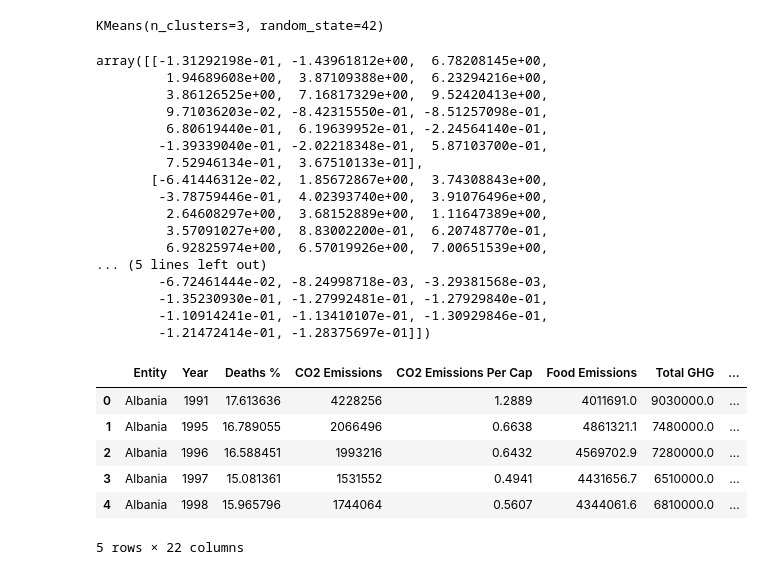
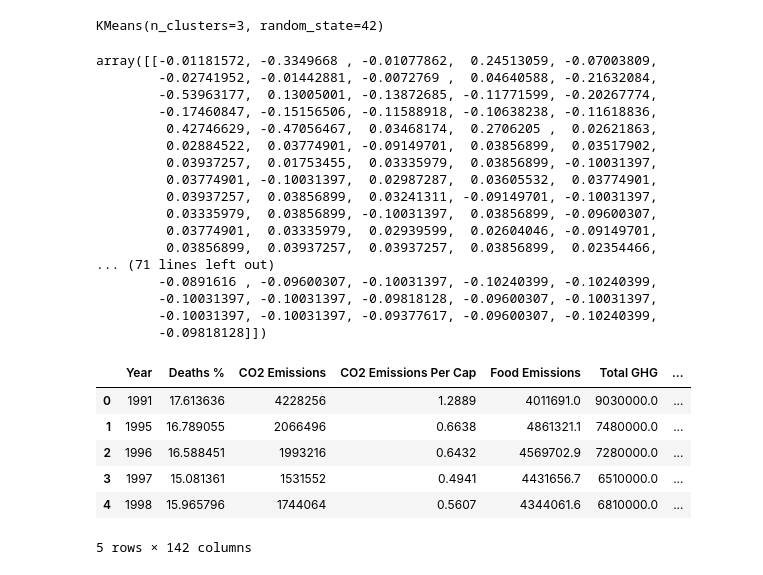
Before and after one commit to janmanjan/climate_change_global_analysis, a Jupyter notebook: code/sz/sz_notebook.ipynb, the cells around one changed output. Cells and saved outputs as stored; diff of their text form; code cells hidden in the pictures.

```diff
--- a/code/sz/sz_notebook.ipynb
+++ b/code/sz/sz_notebook.ipynb
@@ -6,6 +6,8 @@ import numpy as np
 import seaborn as sns
 import matplotlib.pyplot as plt
 import matplotlib
+# %%
+pd.options.display.max_seq_items = 2000
 # %% [markdown]
 ## Grabbing and Cleaning Data
 # %%
@@ -135,6 +127,8 @@ clean_air
 2658 rows × 21 columns
 # %%
 combos.to_csv('../../data/new_cleaned/all_cleaned.csv')
+# %%
+kahuna = pd.read_csv('../kg/kahuna.csv')
 # %%
 from sklearn.preprocessing import OneHotEncoder
 # %%
@@ -149,6 +150,8 @@ for x, y in enumerate(countries):
 enc.fit(X)
 # %% [output]
 OneHotEncoder(handle_unknown='ignore')
+# %%
+kahuna = pd.get_dummies(kahuna)
 # %% [markdown]
 -------------------------
 # %% [markdown]
@@ -159,7 +162,7 @@ from sklearn.cluster import KMeans
 from sklearn.metrics import silhouette_score
 from sklearn.preprocessing import StandardScaler
 # %%
-X = clean_air.drop(columns=['Entity'])
+X = kahuna
 sc = StandardScaler()
 X_sc = sc.fit_transform(X)
 # %%
@@ -170,32 +173,32 @@ KMeans(n_clusters=3, random_state=42)
 # %%
 km.cluster_centers_
 # %% [output]
-array([[-1.31292198e-01, -1.43961812e+00,  6.78208145e+00,
-         1.94689608e+00,  3.87109388e+00,  6.23294216e+00,
-         3.86126525e+00,  7.16817329e+00,  9.52420413e+00,
-         9.71036203e-02, -8.42315550e-01, -8.51257098e-01,
-         6.80619440e-01,  6.19639952e-01, -2.24564140e-01,
-        -1.39339040e-01, -2.02218348e-01,  5.87103700e-01,
-         7.52946134e-01,  3.67510133e-01],
-       [-6.41446312e-02,  1.85672867e+00,  3.74308843e+00,
-        -3.78759446e-01,  4.02393740e+00,  3.91076496e+00,
-         2.64608297e+00,  3.68152889e+00,  1.11647389e+00,
-         3.57091027e+00,  8.83002200e-01,  6.20748770e-01,
-         6.92825974e+00,  6.57019926e+00,  7.00651539e+00,
-... (5 lines left out)
-        -6.72461444e-02, -8.24998718e-03, -3.29381568e-03,
-        -1.35230930e-01, -1.27992481e-01, -1.27929840e-01,
-        -1.10914241e-01, -1.13410107e-01, -1.30929846e-01,
-        -1.21472414e-01, -1.28375697e-01]])
+array([[-0.01181572, -0.3349668 , -0.01077862,  0.24513059, -0.07003809,
+        -0.02741952, -0.01442881, -0.0072769 ,  0.04640588, -0.21632084,
+        -0.53963177,  0.13005001, -0.13872685, -0.11771599, -0.20267774,
+        -0.17460847, -0.15156506, -0.11588918, -0.10638238, -0.11618836,
+         0.42746629, -0.47056467,  0.03468174,  0.2706205 ,  0.02621863,
+         0.02884522,  0.03774901, -0.09149701,  0.03856899,  0.03517902,
+         0.03937257,  0.01753455,  0.03335979,  0.03856899, -0.10031397,
+         0.03774901, -0.10031397,  0.02987287,  0.03605532,  0.03774901,
+         0.03937257,  0.03856899,  0.03241311, -0.09149701, -0.10031397,
+         0.03335979,  0.03856899, -0.10031397,  0.03856899, -0.09600307,
+         0.03774901,  0.03335979,  0.02939599,  0.02604046, -0.09149701,
+         0.03856899,  0.03937257,  0.03937257,  0.03856899,  0.02354466,
+... (71 lines left out)
+        -0.0891616 , -0.09600307, -0.10031397, -0.10240399, -0.10240399,
+        -0.10031397, -0.10031397, -0.09818128, -0.09600307, -0.10031397,
+        -0.10031397, -0.10031397, -0.09377617, -0.09600307, -0.10240399,
+        -0.09818128]])
 # %%
-clean_air['cluster'] = km.labels_
-clean_air.head()
+kahuna['cluster'] = km.labels_
+kahuna.head()
 # %% [output]
-|  | Entity | Year | Deaths % | CO2 Emissions | CO2 Emissions Per Cap | Food Emissions | Total GHG | ... |
-| 0 | Albania | 1991 | 17.613636 | 4228256 | 1.2889 | 4011691.0 | 9030000.0 | ... |
-| 1 | Albania | 1995 | 16.789055 | 2066496 | 0.6638 | 4861321.1 | 7480000.0 | ... |
-| 2 | Albania | 1996 | 16.588451 | 1993216 | 0.6432 | 4569702.9 | 7280000.0 | ... |
-| 3 | Albania | 1997 | 15.081361 | 1531552 | 0.4941 | 4431656.7 | 6510000.0 | ... |
-| 4 | Albania | 1998 | 15.965796 | 1744064 | 0.5607 | 4344061.6 | 6810000.0 | ... |
+|  | Year | Deaths % | CO2 Emissions | CO2 Emissions Per Cap | Food Emissions | Total GHG | ... |
+| 0 | 1991 | 17.613636 | 4228256 | 1.2889 | 4011691.0 | 9030000.0 | ... |
+| 1 | 1995 | 16.789055 | 2066496 | 0.6638 | 4861321.1 | 7480000.0 | ... |
+| 2 | 1996 | 16.588451 | 1993216 | 0.6432 | 4569702.9 | 7280000.0 | ... |
+| 3 | 1997 | 15.081361 | 1531552 | 0.4941 | 4431656.7 | 6510000.0 | ... |
+| 4 | 1998 | 15.965796 | 1744064 | 0.5607 | 4344061.6 | 6810000.0 | ... |
-5 rows × 22 columns
+5 rows × 142 columns
 # %%
```
Also changed, not shown: parts of 15 cells of this notebook.
